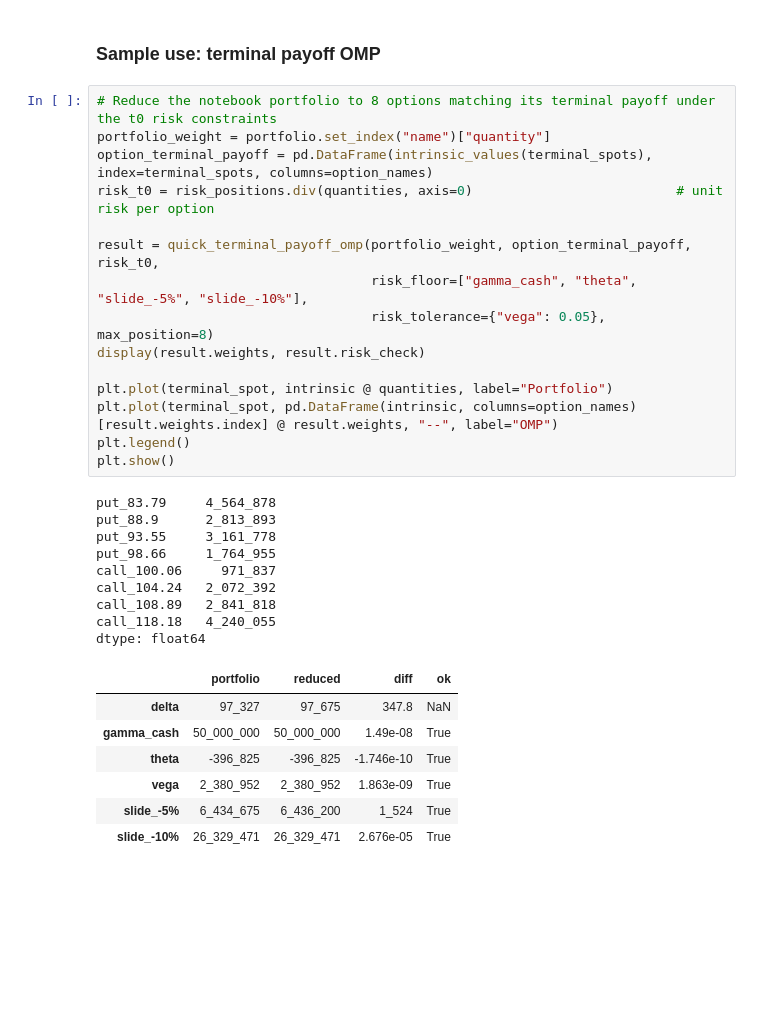
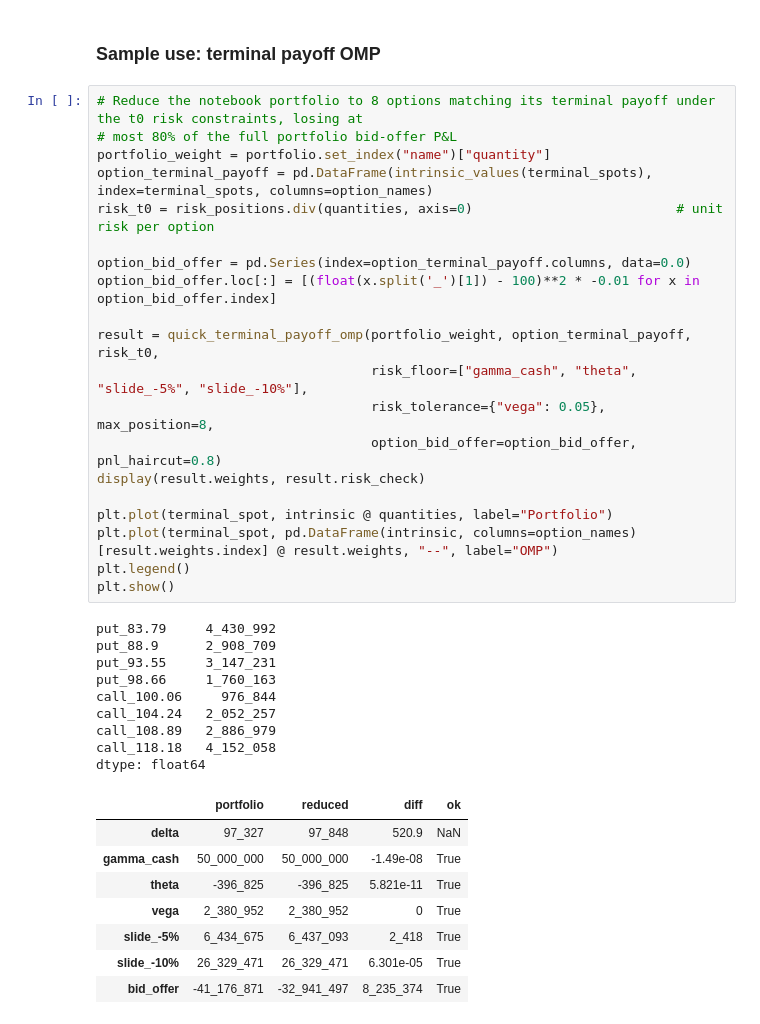
Before and after one commit to kevinlaventure/python_code, a Jupyter notebook: strike_reduction.ipynb, the cells around one changed output. Drawn from its saved outputs; the diff is of its cells as text; blank space fills up the shorter version.

Commit message:
strike reduction with pnl haircut

```diff
--- a/strike_reduction.ipynb
+++ b/strike_reduction.ipynb
@@ -670,35 +695,41 @@ Constraints satisfied: {'P&L / Lasso': True, 'P&L / OMP': True, 'terminal payoff
 # %% [markdown]
 ### Sample use: terminal payoff OMP
 # %%
-# Reduce the notebook portfolio to 8 options matching its terminal payoff under the t0 risk constraints
+# Reduce the notebook portfolio to 8 options matching its terminal payoff under the t0 risk constraints, losing at
+# most 80% of the full portfolio bid-offer P&L
 portfolio_weight = portfolio.set_index("name")["quantity"]
 option_terminal_payoff = pd.DataFrame(intrinsic_values(terminal_spots), index=terminal_spots, columns=option_names)
 risk_t0 = risk_positions.div(quantities, axis=0)                          # unit risk per option
 
+option_bid_offer = pd.Series(index=option_terminal_payoff.columns, data=0.0)
+option_bid_offer.loc[:] = [(float(x.split('_')[1]) - 100)**2 * -0.01 for x in option_bid_offer.index]
+
 result = quick_terminal_payoff_omp(portfolio_weight, option_terminal_payoff, risk_t0,
                                    risk_floor=["gamma_cash", "theta", "slide_-5%", "slide_-10%"],
-                                   risk_tolerance={"vega": 0.05}, max_position=8)
+                                   risk_tolerance={"vega": 0.05}, max_position=8,
+                                   option_bid_offer=option_bid_offer, pnl_haircut=0.8)
 display(result.weights, result.risk_check)
 
 plt.plot(terminal_spot, intrinsic @ quantities, label="Portfolio")
 plt.plot(terminal_spot, pd.DataFrame(intrinsic, columns=option_names)[result.weights.index] @ result.weights, "--", label="OMP")
 plt.legend()
 plt.show()
 # %% [output]
-put_83.79     4_564_878
-put_88.9      2_813_893
-put_93.55     3_161_778
-put_98.66     1_764_955
-call_100.06     971_837
-call_104.24   2_072_392
-call_108.89   2_841_818
-call_118.18   4_240_055
+put_83.79     4_430_992
+put_88.9      2_908_709
+put_93.55     3_147_231
+put_98.66     1_760_163
+call_100.06     976_844
+call_104.24   2_052_257
+call_108.89   2_886_979
+call_118.18   4_152_058
 dtype: float64
 |  | portfolio | reduced | diff | ok |
-| delta | 97_327 | 97_675 | 347.8 | NaN |
-| gamma_cash | 50_000_000 | 50_000_000 | 1.49e-08 | True |
-| theta | -396_825 | -396_825 | -1.746e-10 | True |
-| vega | 2_380_952 | 2_380_952 | 1.863e-09 | True |
-| slide_-5% | 6_434_675 | 6_436_200 | 1_524 | True |
-| slide_-10% | 26_329_471 | 26_329_471 | 2.676e-05 | True |
+| delta | 97_327 | 97_848 | 520.9 | NaN |
+| gamma_cash | 50_000_000 | 50_000_000 | -1.49e-08 | True |
+| theta | -396_825 | -396_825 | 5.821e-11 | True |
+| vega | 2_380_952 | 2_380_952 | 0 | True |
+| slide_-5% | 6_434_675 | 6_437_093 | 2_418 | True |
+| slide_-10% | 26_329_471 | 26_329_471 | 6.301e-05 | True |
+| bid_offer | -41_176_871 | -32_941_497 | 8_235_374 | True |
 [figure]
```
Also changed, not shown: parts of 10 cells of this notebook, 2 other files.
